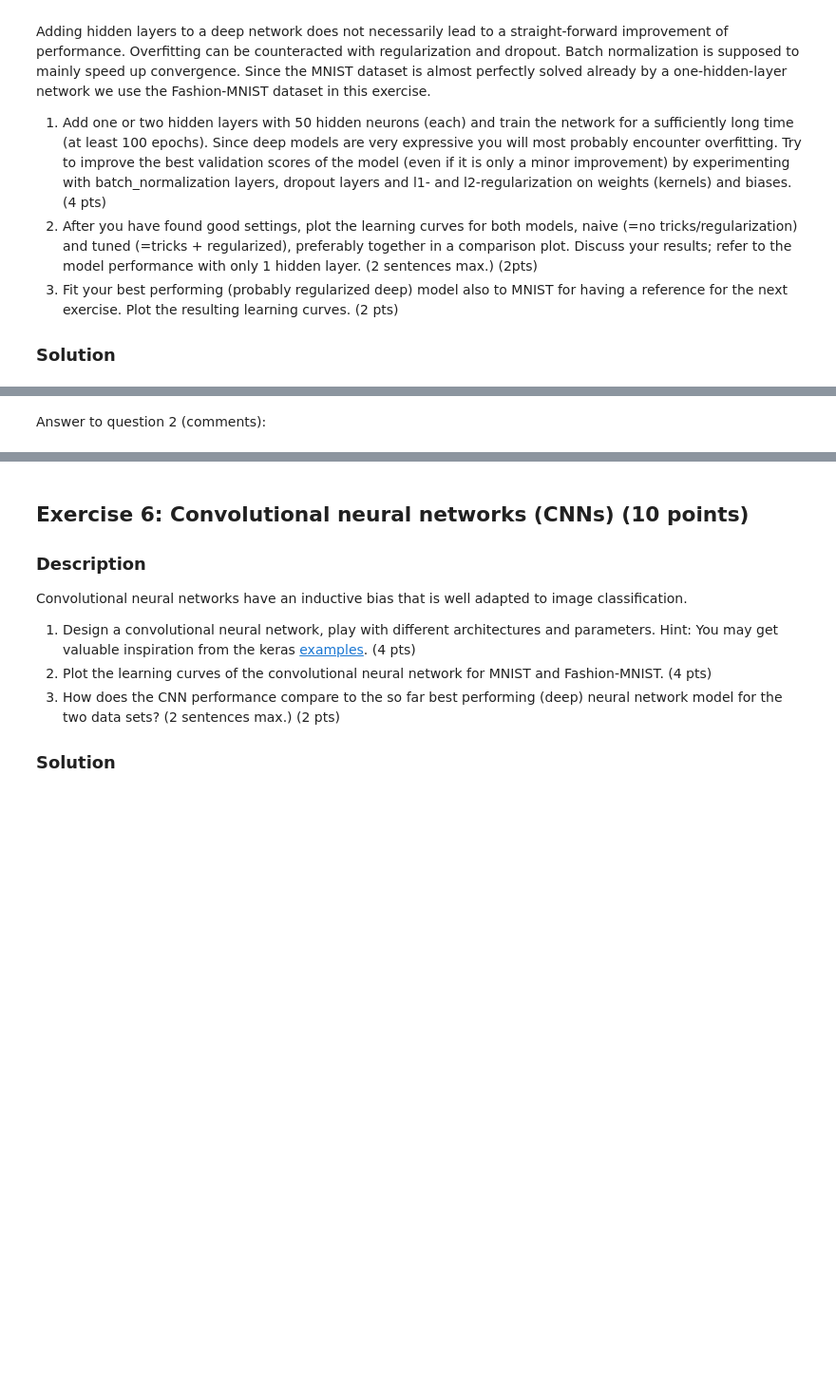
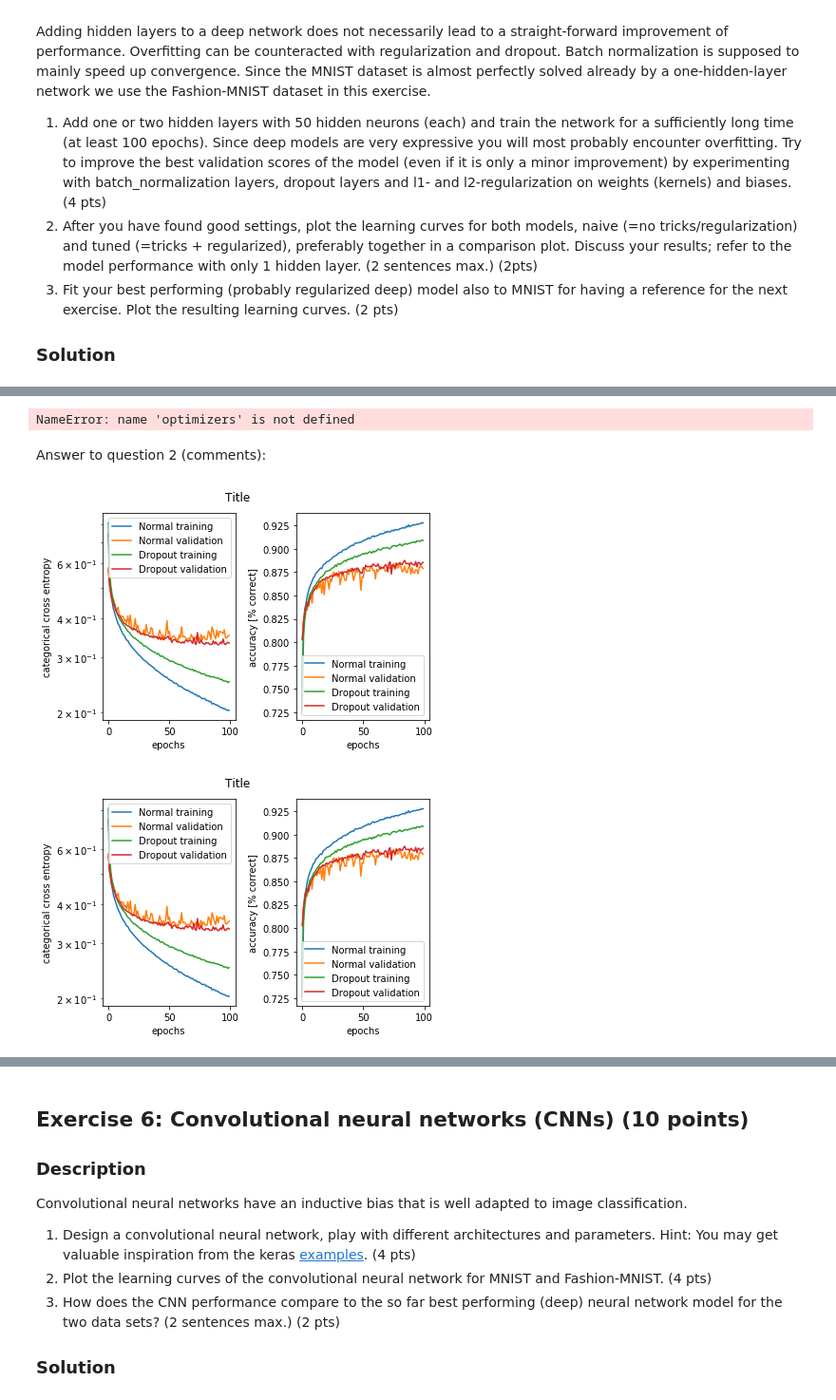
Before and after one commit to FredrikBixo/Artificial-neural-networks-miniproject1, a Jupyter notebook: miniproject1.ipynb, the cells around one changed output, grey strips where cells are left out. Shown at 95% size. Drawn from its saved outputs; the diff is of its cells as text; code cells hidden in the pictures; blank space fills up the shorter version.

```diff
--- a/miniproject1.ipynb
+++ b/miniproject1.ipynb
@@ -746,2 +944,37 @@ Adding hidden layers to a deep network does not necessarily lead to a straight-f
+# %%
+# Dropout
+
+model = Sequential()
+
+model.add(Dense(50, input_dim=784, activation='relu'))
+model.add(Dropout(0.2))
+
+
+# Output layer: 10 Neurons
+model.add(Dense(10, activation='softmax'))
+
+sgd = optimizers.SGD(lr=0.1)
+
+model.compile(loss='categorical_crossentropy',
+              optimizer=sgd,
+              metrics=['accuracy'])
+
+model.summary()
+
+# Fitting:
+historyDropout = model.fit(x_fashion_train, y_fashion_train,
+                    batch_size=batch_size,
+                    epochs=epochs,
+                    verbose=1,
+                    validation_data=(x_fashion_test, y_fashion_test))
+
+plot_history(historySGD, "Hist")
+# %% [output]
+NameError: name 'optimizers' is not defined
 # %% [markdown]
 Answer to question 2 (comments):
+# %%
+comparison_plot(history,historyDropout, "Normal", "Dropout", "Title")
+# %% [output]
+[figure, added]
+[figure, added]
```
Also changed, not shown: parts of 17 cells of this notebook.
